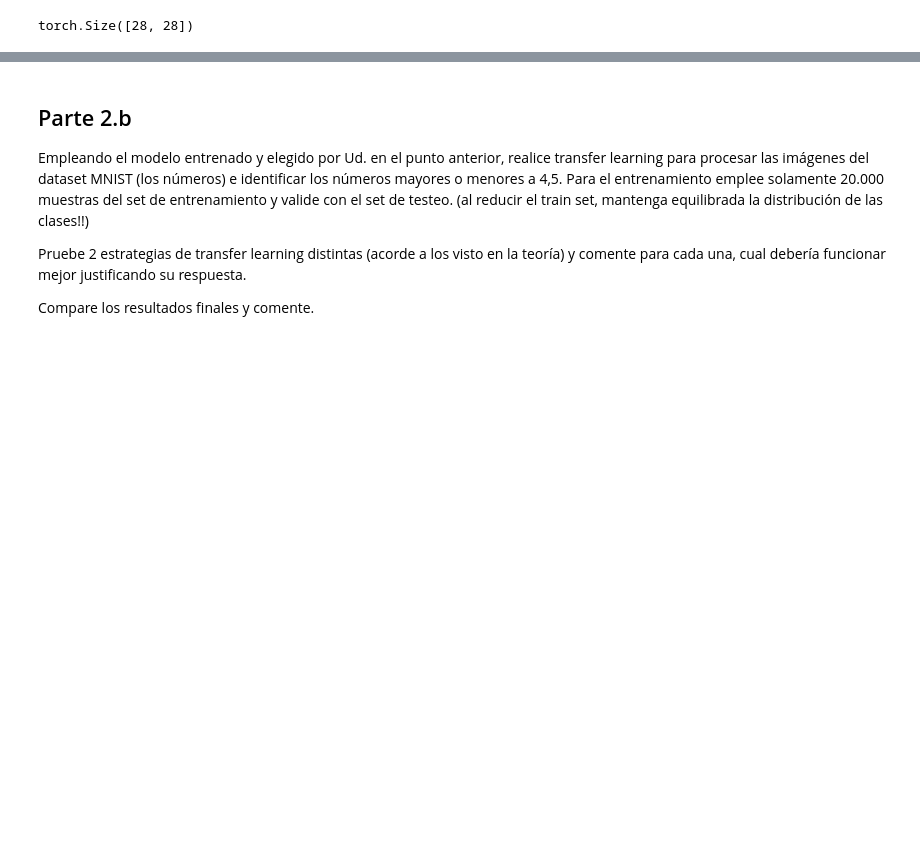
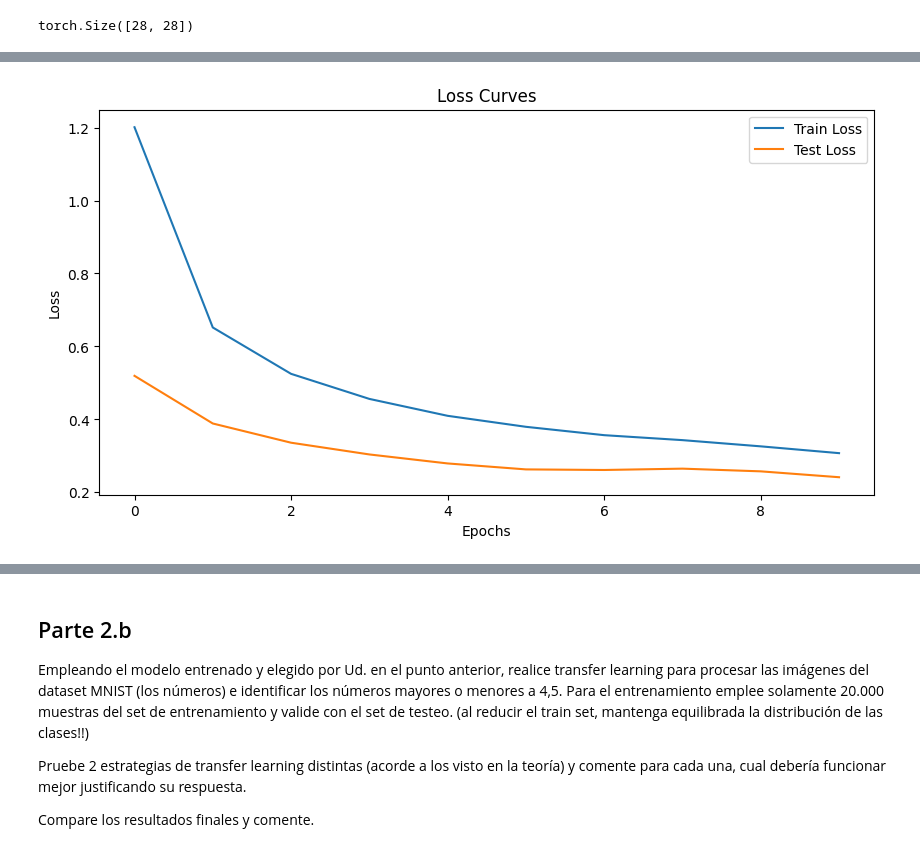
Before and after one commit to Nicotertu/nicotertu.github.io, a Jupyter notebook: python notebooks/Deep_Learning_TP2_JUNIO_2024.ipynb, the cells around one changed output, grey strips where cells are left out. Saved outputs shown, nothing was run; the diff lists cells and outputs as text; code cells hidden in the pictures; blank space fills up the shorter version.

```diff
--- a/python notebooks/Deep_Learning_TP2_JUNIO_2024.ipynb
+++ b/python notebooks/Deep_Learning_TP2_JUNIO_2024.ipynb
@@ -121,4 +193,5 @@ class ClothingPredictor(nn.Module):
 # %%
 model = ClothingPredictor()
-optimizer = optim.Adam(model.parameters(), lr=1e-4, weight_decay=0.99)
+optimizer = optim.Adam(model.parameters(), lr=1e-3)
 criterion = nn.CrossEntropyLoss()
+print(model)
@@ -166,13 +216,26 @@ def evaluate(model, testloader, criterion, device):
+# %%
+train_losses = []
+test_losses = []
+test_accuracies = []
+# %%
+model.to(device)
+epochs = 10
+checkpoint_path = "checkpoint.pth"
+start_epoch = load_checkpoint(model, optimizer, checkpoint_path)
+best_accuracy = 0
 # %%
-model.to(device)
-epochs = 10
+for epoch in range(start_epoch, epochs):
+    train_loss = train(model, trainloader, criterion, optimizer, device)
+    train_losses.append(train_loss)
 
-for epoch in range(epochs):
-    train_loss = train(model, trainloader, criterion, optimizer, device)
-    test_loss, test_accuracy = evaluate(model, testloader, criterion, device)
+    test_loss, test_accuracy, all_labels, all_preds = evaluate(model, testloader, criterion, device)
+    test_losses.append(test_loss)
+    test_accuracies.append(test_accuracy)
 
-    print(f"Epoch {epoch+1}/{epochs}")
-    print(f"Train Loss: {train_loss:.4f}")
-    print(f"Test Loss: {test_loss:.4f}")
-    print(f"Test Accuracy: {test_accuracy:.4f}")
+    if (test_accuracy > best_accuracy):
+      best_accuracy = test_accuracy
+      save_checkpoint(model, optimizer, epoch + 1, checkpoint_path)
+
+    print(f"Epoch {epoch+1}/{epochs} - Train Loss / Test Loss: {train_loss:.4f} / {test_loss:.4f}")
+    print(f"Test Accuracy: {100*test_accuracy:.2f}%")
 # %% [output]
@@ -183,0 +262,11 @@ KeyboardInterrupt:
+# %%
+plt.figure(figsize=(10, 5))
+plt.plot(train_losses, label='Train Loss')
+plt.plot(test_losses, label='Test Loss')
+plt.xlabel('Epochs')
+plt.ylabel('Loss')
+plt.title('Loss Curves')
+plt.legend()
+plt.show()
+# %% [output]
+[figure, added]
```
Also changed, not shown: parts of 33 cells of this notebook, 3 other files.
